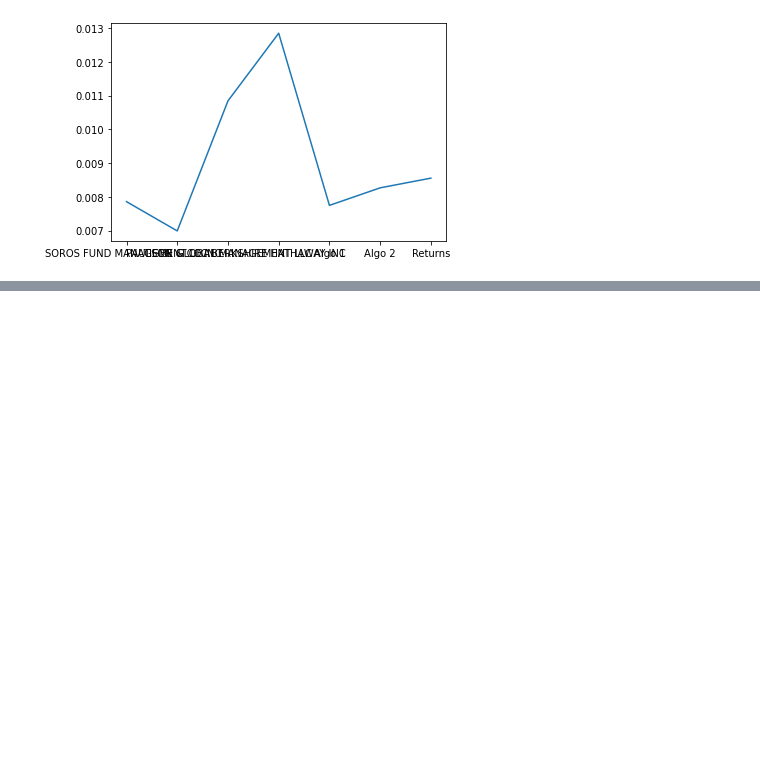
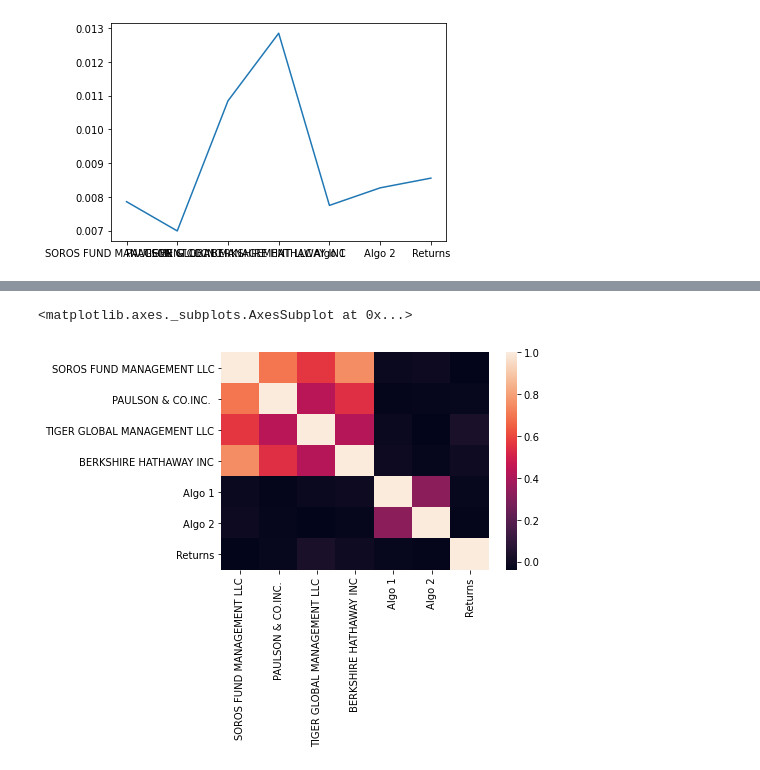
Before and after one commit to willudeh99/Python-wih-Pandas, a Jupyter notebook: Untitled.ipynb, the cells around one changed output, grey strips where cells are left out. Drawn from its saved outputs; the diff is of its cells as text; code cells hidden in the pictures; blank space fills up the shorter version.

```diff
--- a/Untitled.ipynb
+++ b/Untitled.ipynb
@@ -296,0 +336,9 @@ df.std().plot()
+# %%
+# uing the .corr() function on dataframe to look at the correlation between the retuns data
+corr_df = df.corr()
+# %%
+import seaborn as sns
+sns.heatmap(corr_df)
+# %% [output]
+<matplotlib.axes._subplots.AxesSubplot at 0x...>
+[figure, added]
```
Also changed, not shown: parts of 10 cells of this notebook.
